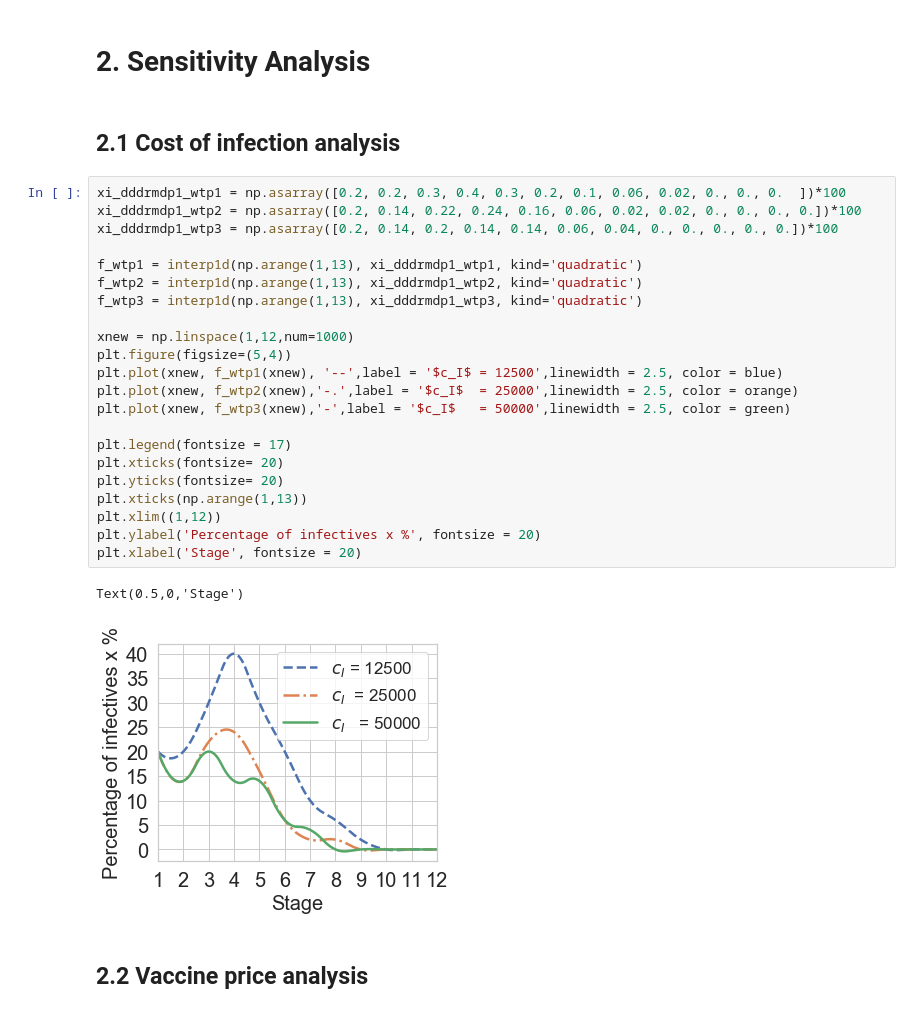
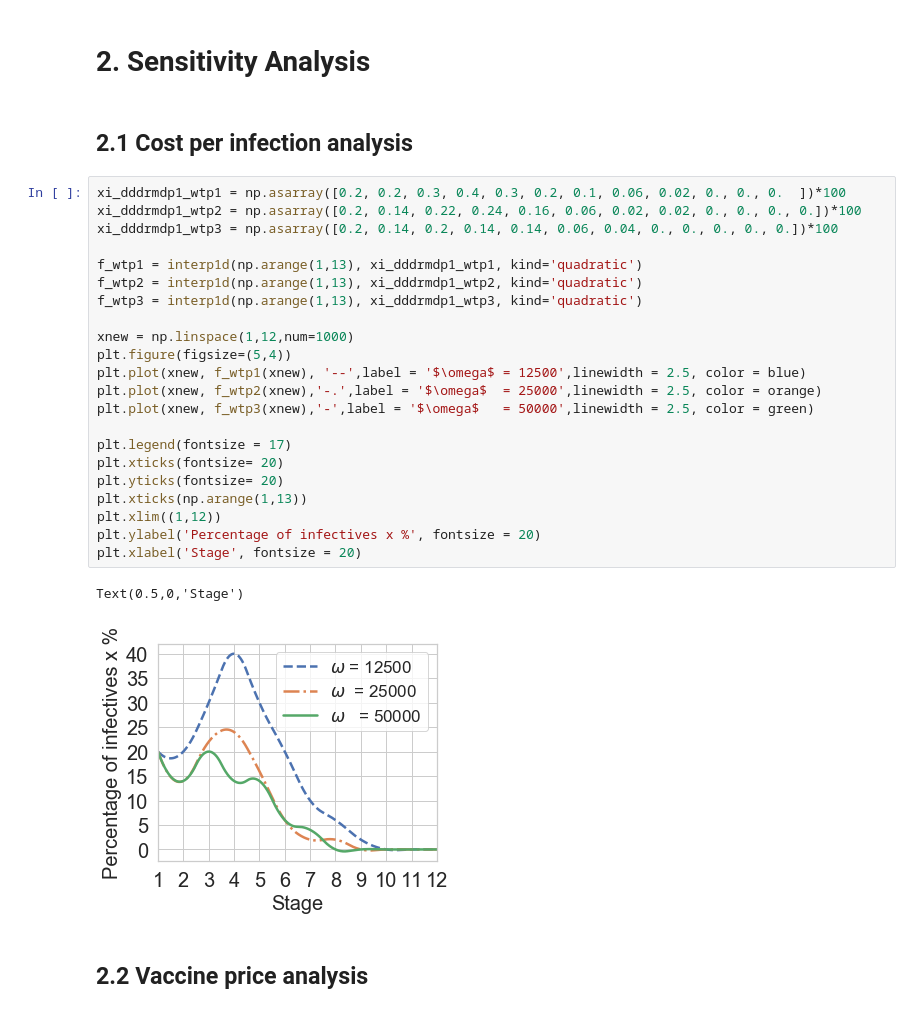
Before and after one commit to kadysongbb/drmdp, a Jupyter notebook: 20210629_plot.ipynb, the cells around one changed output. Drawn from its saved outputs; the diff is of its cells as text.

```diff
--- a/20210629_plot.ipynb
+++ b/20210629_plot.ipynb
@@ -230,32 +230,32 @@ Text(0.5,0,'Stage')
 # %% [markdown]
 # 2. Sensitivity Analysis
 # %% [markdown]
-## 2.1 Cost of infection analysis
+## 2.1 Cost per infection analysis
 # %%
 xi_dddrmdp1_wtp1 = np.asarray([0.2, 0.2, 0.3, 0.4, 0.3, 0.2, 0.1, 0.06, 0.02, 0., 0., 0.  ])*100
 xi_dddrmdp1_wtp2 = np.asarray([0.2, 0.14, 0.22, 0.24, 0.16, 0.06, 0.02, 0.02, 0., 0., 0., 0.])*100
 xi_dddrmdp1_wtp3 = np.asarray([0.2, 0.14, 0.2, 0.14, 0.14, 0.06, 0.04, 0., 0., 0., 0., 0.])*100
 
 f_wtp1 = interp1d(np.arange(1,13), xi_dddrmdp1_wtp1, kind='quadratic')
 f_wtp2 = interp1d(np.arange(1,13), xi_dddrmdp1_wtp2, kind='quadratic')
 f_wtp3 = interp1d(np.arange(1,13), xi_dddrmdp1_wtp3, kind='quadratic')
 
 xnew = np.linspace(1,12,num=1000)
 plt.figure(figsize=(5,4))
-plt.plot(xnew, f_wtp1(xnew), '--',label = '$c_I$ = 12500',linewidth = 2.5, color = blue)
-plt.plot(xnew, f_wtp2(xnew),'-.',label = '$c_I$  = 25000',linewidth = 2.5, color = orange)
-plt.plot(xnew, f_wtp3(xnew),'-',label = '$c_I$   = 50000',linewidth = 2.5, color = green)
+plt.plot(xnew, f_wtp1(xnew), '--',label = '$\omega$ = 12500',linewidth = 2.5, color = blue)
+plt.plot(xnew, f_wtp2(xnew),'-.',label = '$\omega$  = 25000',linewidth = 2.5, color = orange)
+plt.plot(xnew, f_wtp3(xnew),'-',label = '$\omega$   = 50000',linewidth = 2.5, color = green)
 
 plt.legend(fontsize = 17)
 plt.xticks(fontsize= 20)
 plt.yticks(fontsize= 20)
 plt.xticks(np.arange(1,13))
 plt.xlim((1,12))
 plt.ylabel('Percentage of infectives x %', fontsize = 20)
 plt.xlabel('Stage', fontsize = 20)
 # %% [output]
 Text(0.5,0,'Stage')
-[figure, old version]
+[figure, new version]
 # %% [markdown]
 ## 2.2 Vaccine price analysis
 # %%
```
